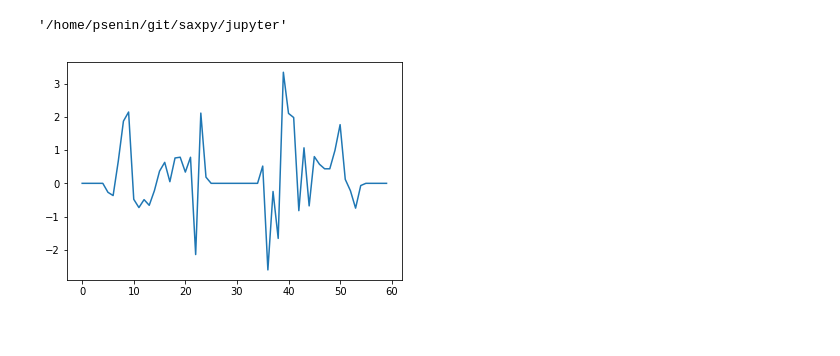
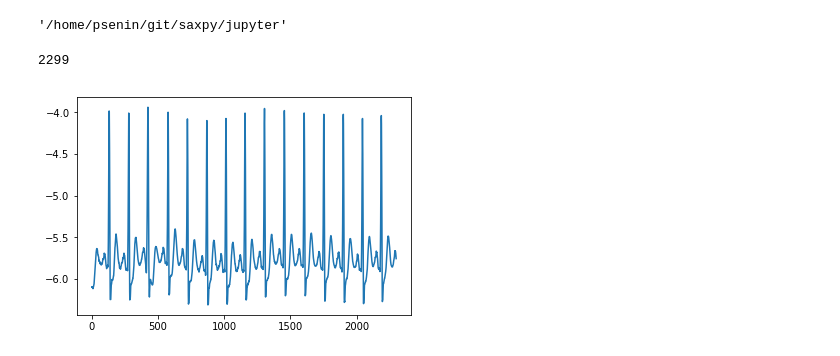
Before and after one commit to seninp/saxpy, a Jupyter notebook: jupyter/hotsax.ipynb, the cells around one changed output. Cells and saved outputs as stored; diff of their text form; code cells hidden in the pictures.

```diff
--- a/jupyter/hotsax.ipynb
+++ b/jupyter/hotsax.ipynb
@@ -32,6 +17,12 @@ sax1 = sax_via_window(dat, 6, 3, 3, "none", 0.01)
+# %%
+from numpy import genfromtxt
+dd = genfromtxt("data/ecg0606_1.csv", delimiter=',')
+len(dd)
+# %% [output]
+2299
 # %%
 import matplotlib.pyplot as plt
-plt.plot(dat)
+plt.plot(dd)
 plt.show()
 # %% [output]
-[figure, old version]
+[figure, new version]
```
Also changed, not shown: parts of 15 cells of this notebook, 2 other files.
